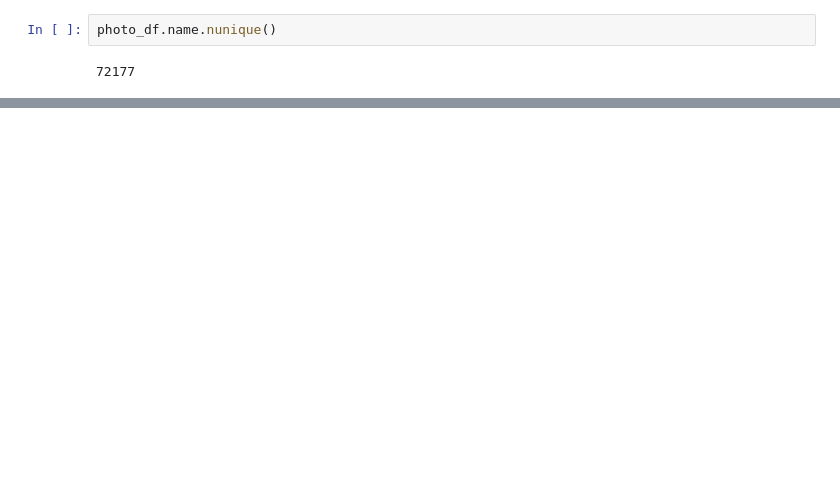
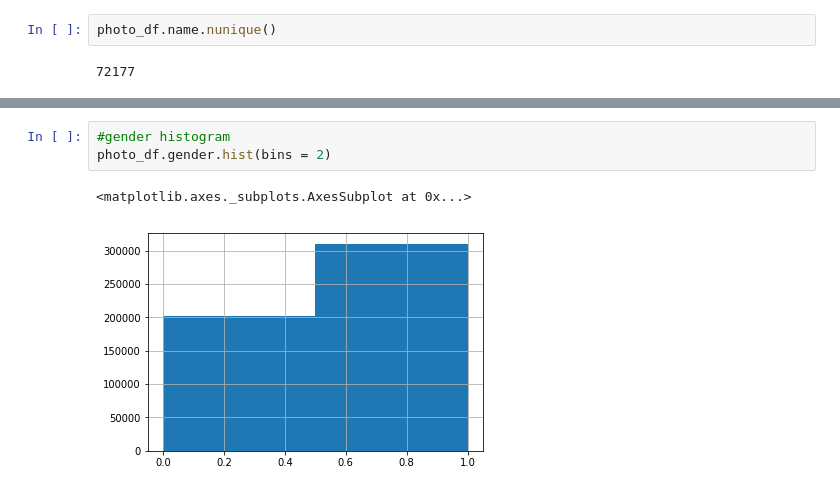
Before and after one commit to amitrani6/facial-recognition-system, a Jupyter notebook: EDA.ipynb, the cells around one changed output, grey strips where cells are left out. Cells and saved outputs as stored; diff of their text form; blank space fills up the shorter version.

```diff
--- a/EDA.ipynb
+++ b/EDA.ipynb
@@ -102,0 +131,6 @@ photo_df2[photo_df2.name == 'Fred Astaire']
+# %%
+#gender histogram
+photo_df.gender.hist(bins = 2)
+# %% [output]
+<matplotlib.axes._subplots.AxesSubplot at 0x...>
+[figure, added]
```
Also changed, not shown: parts of 23 cells of this notebook, 1 other file.
